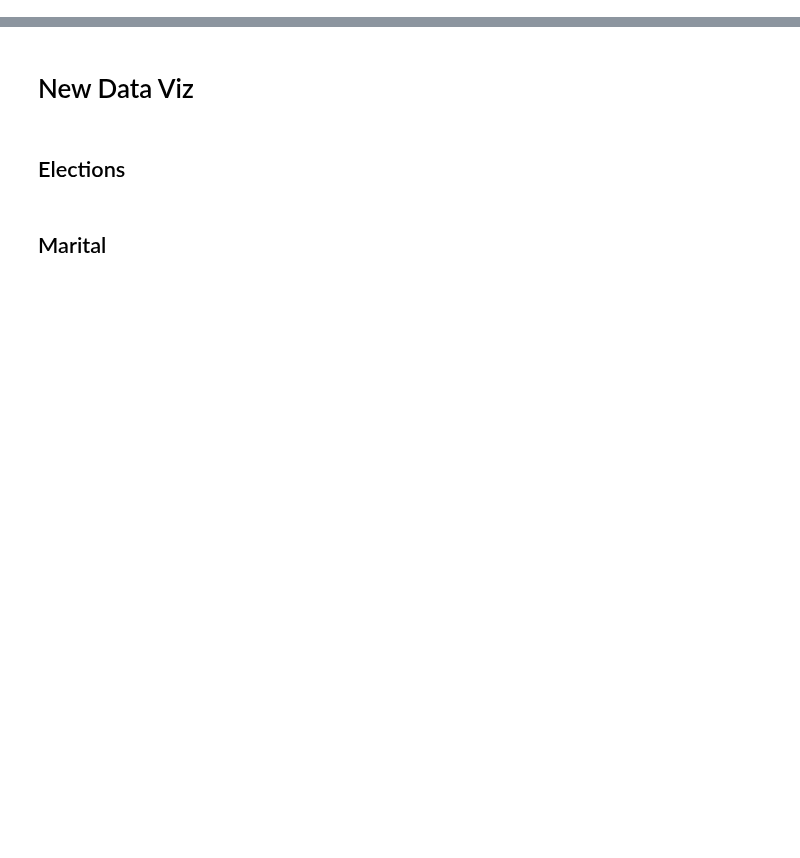
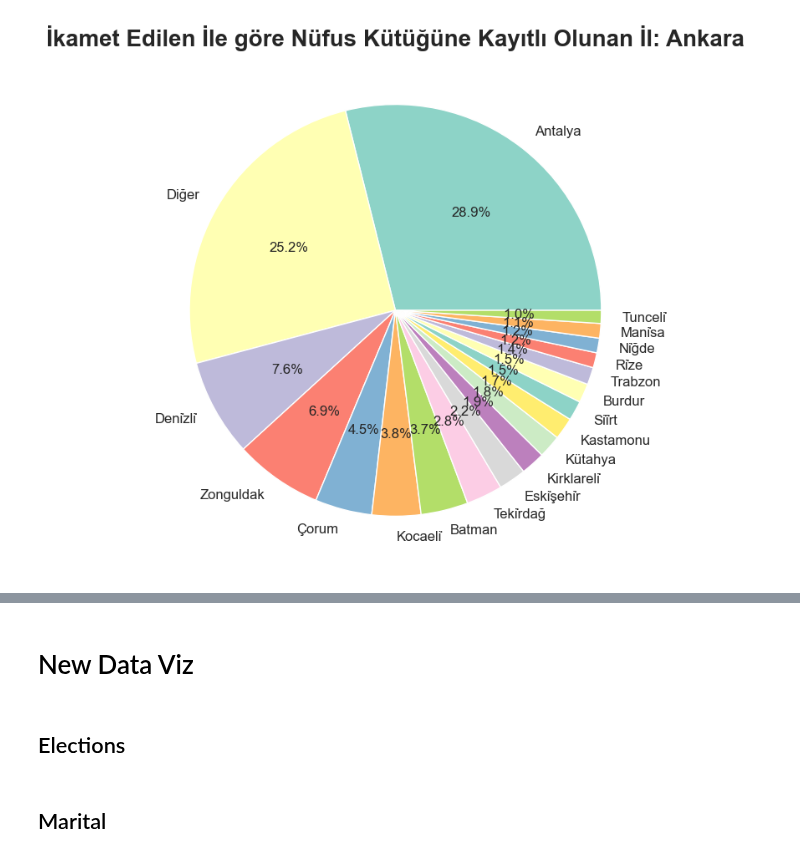
Before and after one commit to Zakerous76/analythings-viz-2-fastAPI-integration, a Jupyter notebook: plotly-py-viz-fastapi/developement.ipynb, the cells around one changed output, grey strips where cells are left out. Saved outputs shown, nothing was run; the diff lists cells and outputs as text; code cells hidden in the pictures; blank space fills up the shorter version.

```diff
--- a/plotly-py-viz-fastapi/developement.ipynb
+++ b/plotly-py-viz-fastapi/developement.ipynb
@@ -123,0 +387,4 @@ df_election[(df_election["il kayit no"]==1)].sum()[7:-2]
+# %%
+population_origin_city_plot(df_origin_city, city_code=6, width=20)
+# %% [output]
+[figure, added]
```
Also changed, not shown: parts of 6 cells of this notebook, 8 other files.
